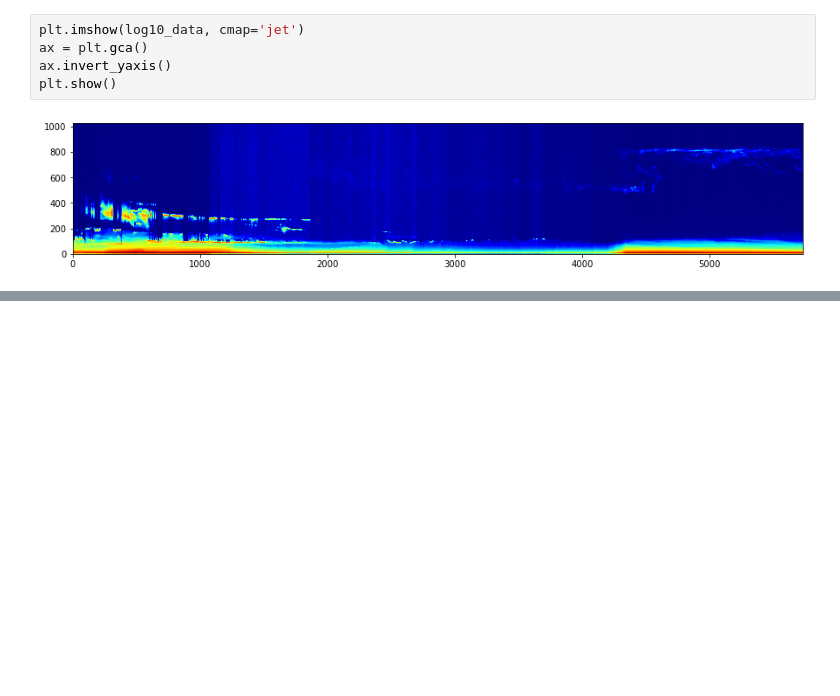
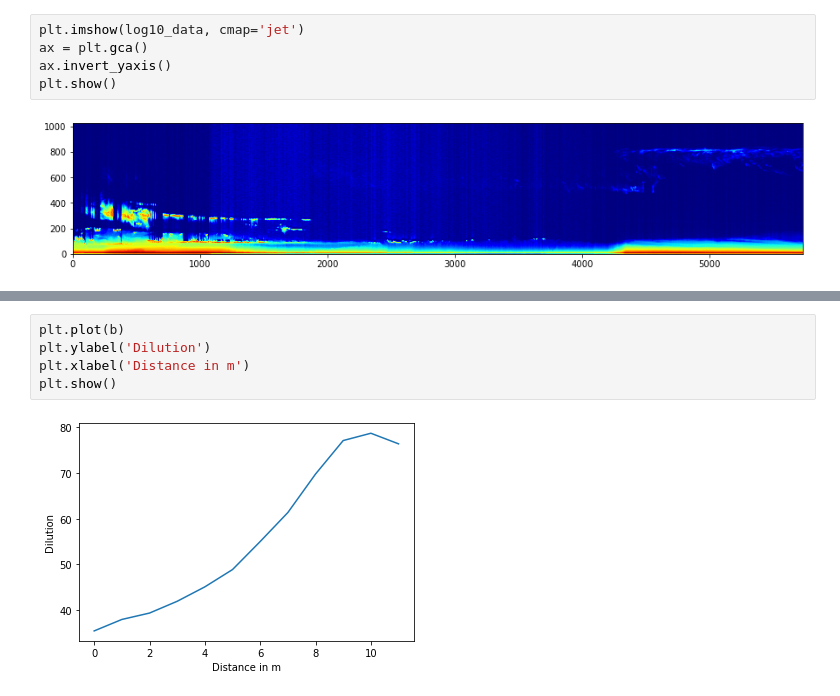
Before and after one commit to d3sp3r4t3Student/Observation-and-Data-Processing, a Jupyter notebook: lecture_tasks.ipynb, the cells around one changed output, grey strips where cells are left out. Saved outputs shown, nothing was run; the diff lists cells and outputs as text; blank space fills up the shorter version.

```diff
--- a/lecture_tasks.ipynb
+++ b/lecture_tasks.ipynb
@@ -123,0 +140,7 @@ plt.show()
+# %%
+plt.plot(b)
+plt.ylabel('Dilution')
+plt.xlabel('Distance in m')
+plt.show()
+# %% [output]
+[figure, added]
```
Also changed, not shown: parts of 5 cells of this notebook.
